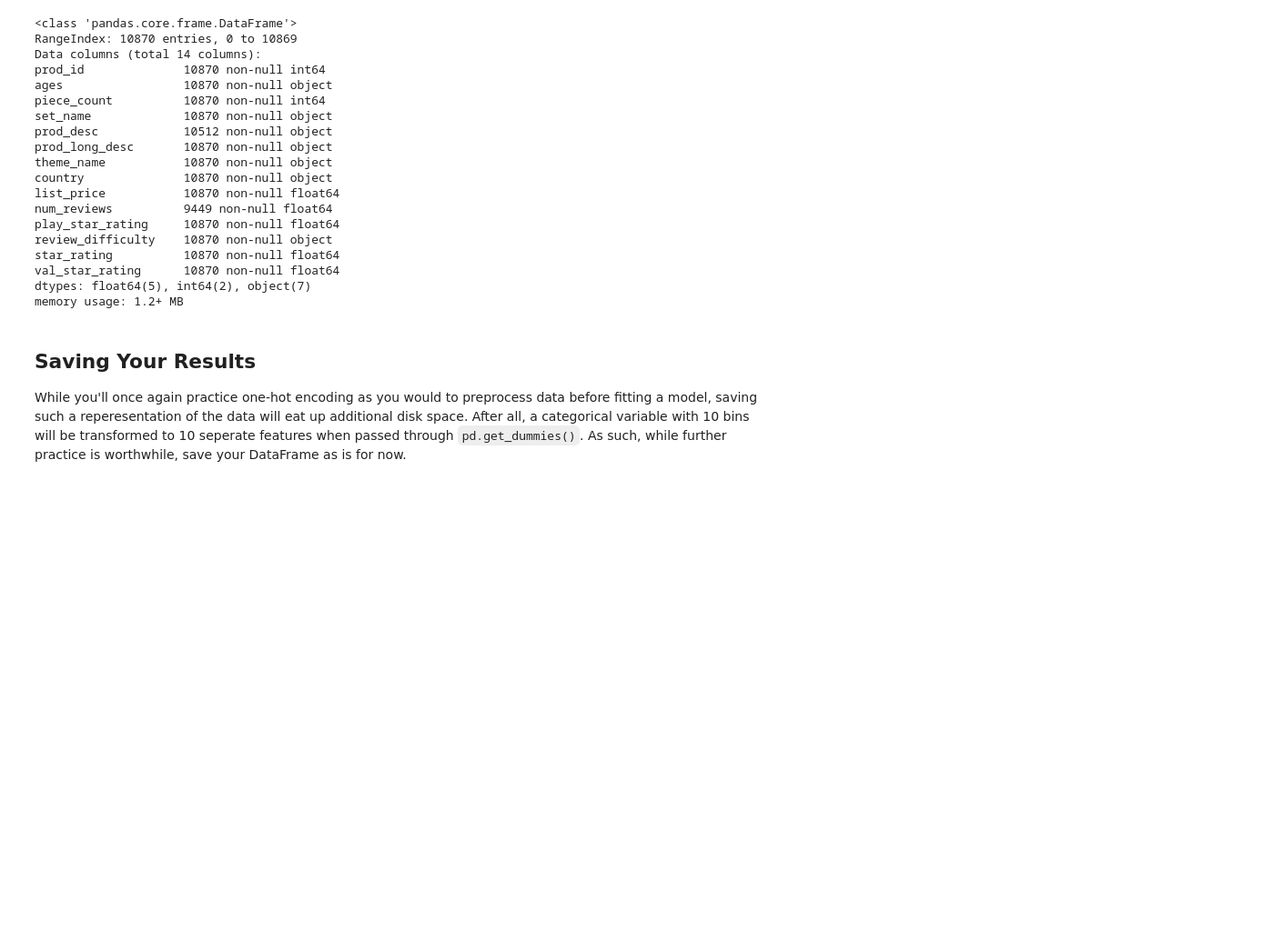
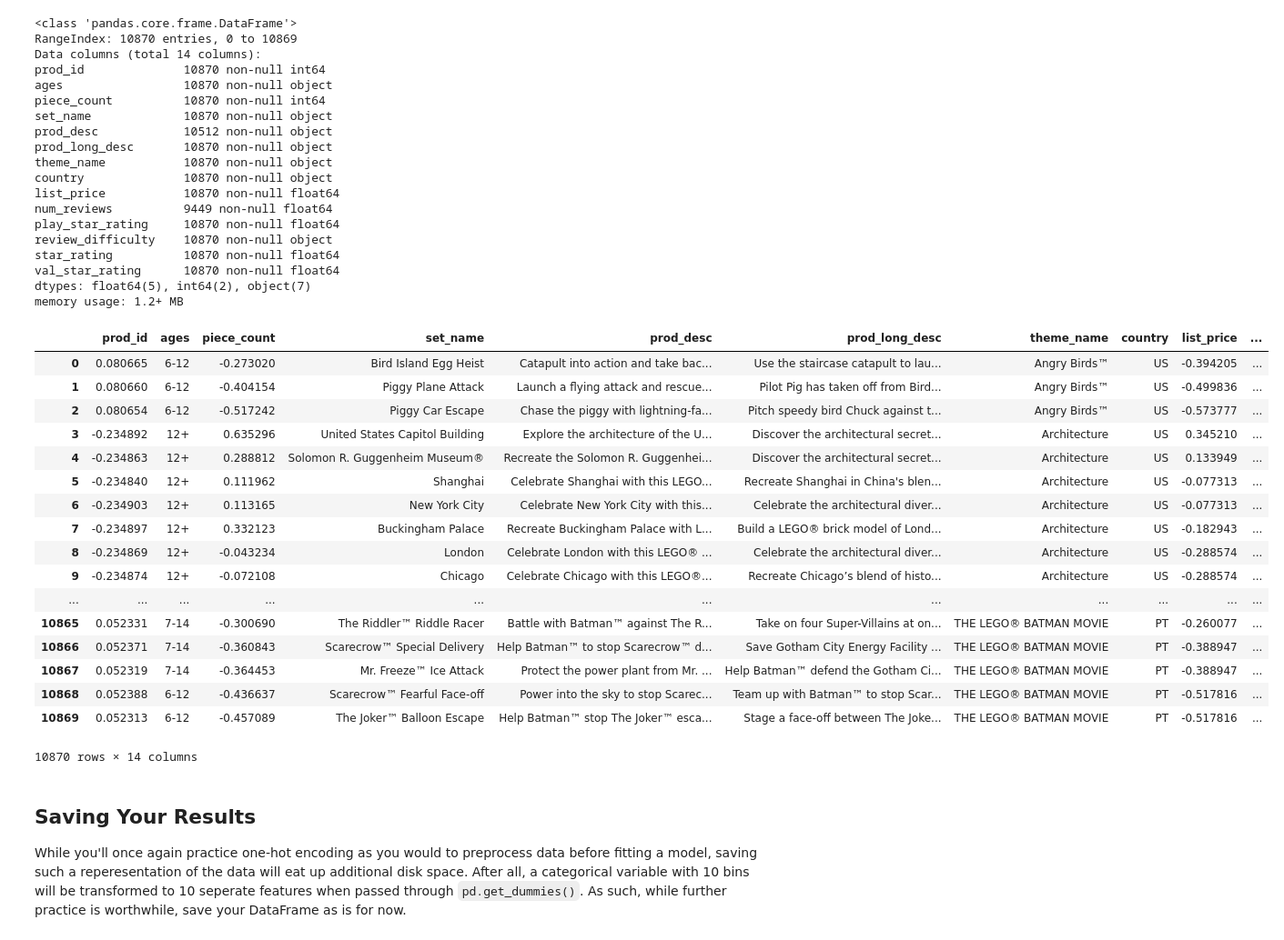
Before and after one commit to jmt0221/dsc-scrubbing-and-cleaning-data-lab-nyc-ds-082619, a Jupyter notebook: index.ipynb, the cells around one changed output. Shown at 91% size. Drawn from its saved outputs; the diff is of its cells as text; code cells hidden in the pictures; blank space fills up the shorter version.

```diff
--- a/index.ipynb
+++ b/index.ipynb
@@ -216,6 +216,27 @@ memory usage: 1.2+ MB
 for col in df.columns:
     if df[col].dtype == 'float64' or df[col].dtype == 'int64':
         df[col] = df[col].apply(lambda x: (x-df[col].mean())/df[col].std())
+# %%
+df
+# %% [output]
+|  | prod_id | ages | piece_count | set_name | prod_desc | prod_long_desc | theme_name | country | list_price | ... |
+| 0 | 0.080665 | 6-12 | -0.273020 | Bird Island Egg Heist | Catapult into action and take bac... | Use the staircase catapult to lau... | Angry Birds™ | US | -0.394205 | ... |
+| 1 | 0.080660 | 6-12 | -0.404154 | Piggy Plane Attack | Launch a flying attack and rescue... | Pilot Pig has taken off from Bird... | Angry Birds™ | US | -0.499836 | ... |
+| 2 | 0.080654 | 6-12 | -0.517242 | Piggy Car Escape | Chase the piggy with lightning-fa... | Pitch speedy bird Chuck against t... | Angry Birds™ | US | -0.573777 | ... |
+| 3 | -0.234892 | 12+ | 0.635296 | United States Capitol Building | Explore the architecture of the U... | Discover the architectural secret... | Architecture | US | 0.345210 | ... |
+| 4 | -0.234863 | 12+ | 0.288812 | Solomon R. Guggenheim Museum® | Recreate the Solomon R. Guggenhei... | Discover the architectural secret... | Architecture | US | 0.133949 | ... |
+| 5 | -0.234840 | 12+ | 0.111962 | Shanghai | Celebrate Shanghai with this LEGO... | Recreate Shanghai in China's blen... | Architecture | US | -0.077313 | ... |
+| 6 | -0.234903 | 12+ | 0.113165 | New York City | Celebrate New York City with this... | Celebrate the architectural diver... | Architecture | US | -0.077313 | ... |
+| 7 | -0.234897 | 12+ | 0.332123 | Buckingham Palace | Recreate Buckingham Palace with L... | Build a LEGO® brick model of Lond... | Architecture | US | -0.182943 | ... |
+| 8 | -0.234869 | 12+ | -0.043234 | London | Celebrate London with this LEGO® ... | Celebrate the architectural diver... | Architecture | US | -0.288574 | ... |
+| 9 | -0.234874 | 12+ | -0.072108 | Chicago | Celebrate Chicago with this LEGO®... | Recreate Chicago’s blend of histo... | Architecture | US | -0.288574 | ... |
+| ... | ... | ... | ... | ... | ... | ... | ... | ... | ... | ... |
+| 10865 | 0.052331 | 7-14 | -0.300690 | The Riddler™ Riddle Racer | Battle with Batman™ against The R... | Take on four Super-Villains at on... | THE LEGO® BATMAN MOVIE | PT | -0.260077 | ... |
+| 10866 | 0.052371 | 7-14 | -0.360843 | Scarecrow™ Special Delivery | Help Batman™ to stop Scarecrow™ d... | Save Gotham City Energy Facility ... | THE LEGO® BATMAN MOVIE | PT | -0.388947 | ... |
+| 10867 | 0.052319 | 7-14 | -0.364453 | Mr. Freeze™ Ice Attack | Protect the power plant from Mr. ... | Help Batman™ defend the Gotham Ci... | THE LEGO® BATMAN MOVIE | PT | -0.388947 | ... |
+| 10868 | 0.052388 | 6-12 | -0.436637 | Scarecrow™ Fearful Face-off | Power into the sky to stop Scarec... | Team up with Batman™ to stop Scar... | THE LEGO® BATMAN MOVIE | PT | -0.517816 | ... |
+| 10869 | 0.052313 | 6-12 | -0.457089 | The Joker™ Balloon Escape | Help Batman™ stop The Joker™ esca... | Stage a face-off between The Joke... | THE LEGO® BATMAN MOVIE | PT | -0.517816 | ... |
+10870 rows × 14 columns
 # %% [markdown]
 ## Saving Your Results
 
```
Also changed, not shown: parts of 1 cell of this notebook.
